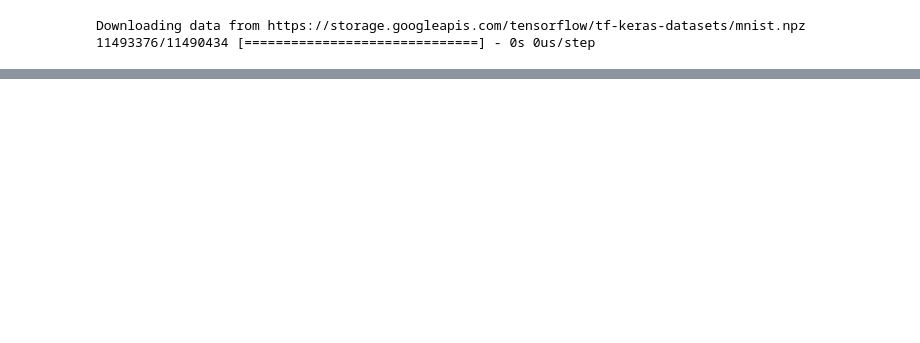
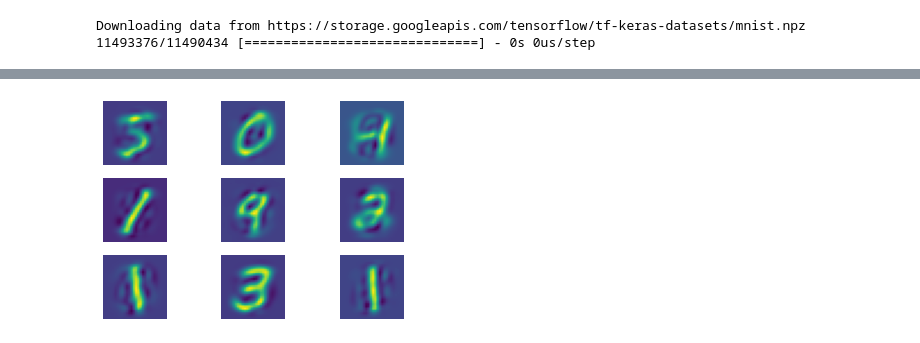
Before and after one commit to HJ-Kurt-Su/ml-train, a Jupyter notebook: pca_minst.ipynb, the cells around one changed output, grey strips where cells are left out. Cells and saved outputs as stored; diff of their text form; code cells hidden in the pictures; blank space fills up the shorter version.

```diff
--- a/pca_minst.ipynb
+++ b/pca_minst.ipynb
@@ -19,0 +33,5 @@ plt.imshow(x_train[0], cmap="gray")
+# %%
+# x_train_reshape = x_train.reshape(60000, -1) -1 means 自己算對應的 column, -1 只能填一個位置
+x_train_reshape = x_train.reshape(60000, 784)
+x_test_reshape = x_test.reshape(10000, 784)
+pd.DataFrame(x_train_reshape)
@@ -19,0 +52,7 @@ plt.imshow(x_train[0], cmap="gray")
+# %%
+from sklearn.decomposition import PCA
+pca = PCA(n_components=30)
+x_train_pca = pca.fit_transform(x_train_reshape)
+x_test_pca = pca.transform(x_train_reshape)
+# pca.explained_variance_ratio_
+print(sum(pca.explained_variance_ratio_))
@@ -19,0 +86,10 @@ plt.imshow(x_train[0], cmap="gray")
+# %%
+from sklearn.preprocessing import minmax_scale
+x_pca_inv = pca.inverse_transform(x_train_pca[:10])
+x_pca_inv = minmax_scale(x_pca_inv, axis=1)
+for i in range(9):
+    plt.subplot(3, 3, i+1)
+    plt.axis("off")
+    plt.imshow(x_pca_inv[i].reshape(28, 28))
+# %% [output]
+[figure, added]
```
Also changed, not shown: parts of 9 cells of this notebook.
